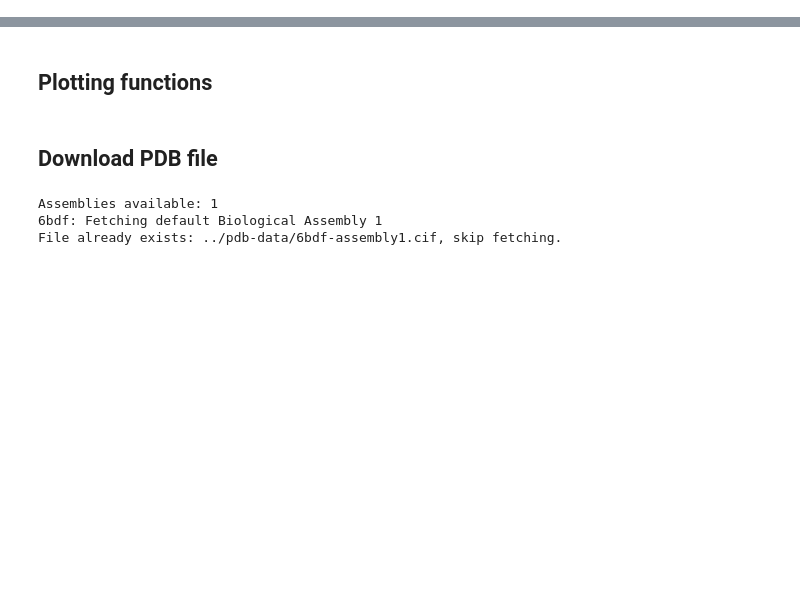
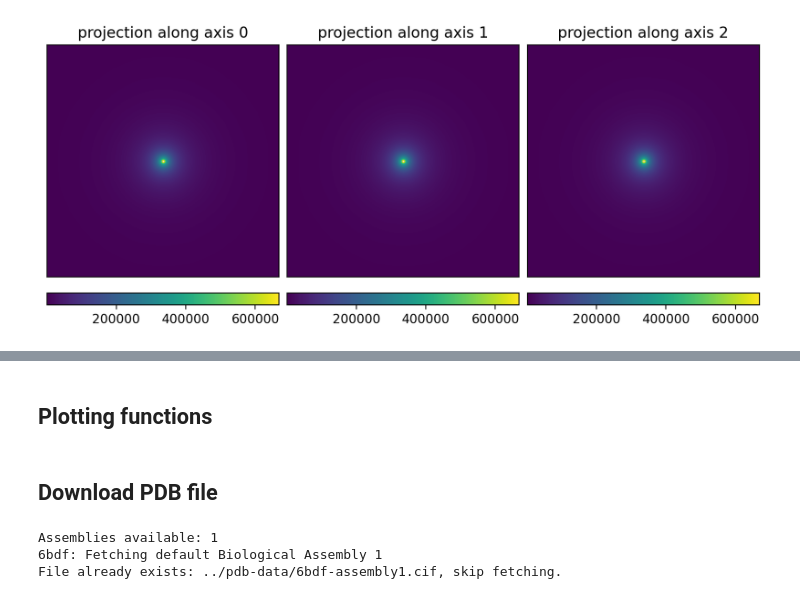
Before and after one commit to joelyeois/specter, a Jupyter notebook: dev-notebooks/pdb2mrc-allvariations-no-ice.ipynb, the cells around one changed output, grey strips where cells are left out. Drawn from its saved outputs; the diff is of its cells as text; code cells hidden in the pictures; blank space fills up the shorter version.

```diff
--- a/dev-notebooks/pdb2mrc-allvariations-no-ice.ipynb
+++ b/dev-notebooks/pdb2mrc-allvariations-no-ice.ipynb
@@ -13,3 +13,21 @@ from cryosim.plotting_tools import plot3d, plot_slices
 
 %load_ext autoreload
 %autoreload 2
+# %%
+N = 256
+dx = 0.01
+elem = 90
+
+x, y, X, Y = potential.coordinate_grid_2d((N, N), (dx, dx))
+R = torch.sqrt(X**2 + Y**2)
+
+x, y, z, X, Y, Z = potential.coordinate_grid_3d((N, N, N), (dx, dx, dx))
+R3 = torch.sqrt(X**2 + Y**2 + Z**2)
+
+pot = potential.kirkland_atomic_potential_2d(elem, R)
+pot3 = potential.kirkland_atomic_potential_3d(elem, R3)
+lobpot3 = potential.lobato_atomic_potential_3d(elem, R3)
+# %%
+plot3d(lobpot3)
+# %% [output]
+[figure, added]
```
Also changed, not shown: parts of 5 cells of this notebook, 13 other files.
